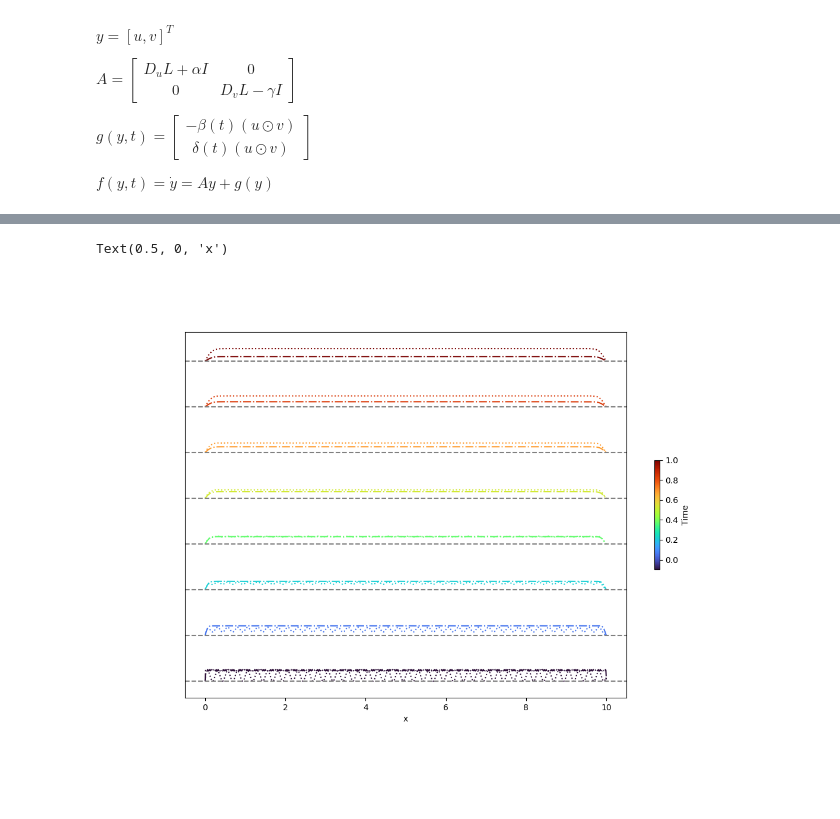
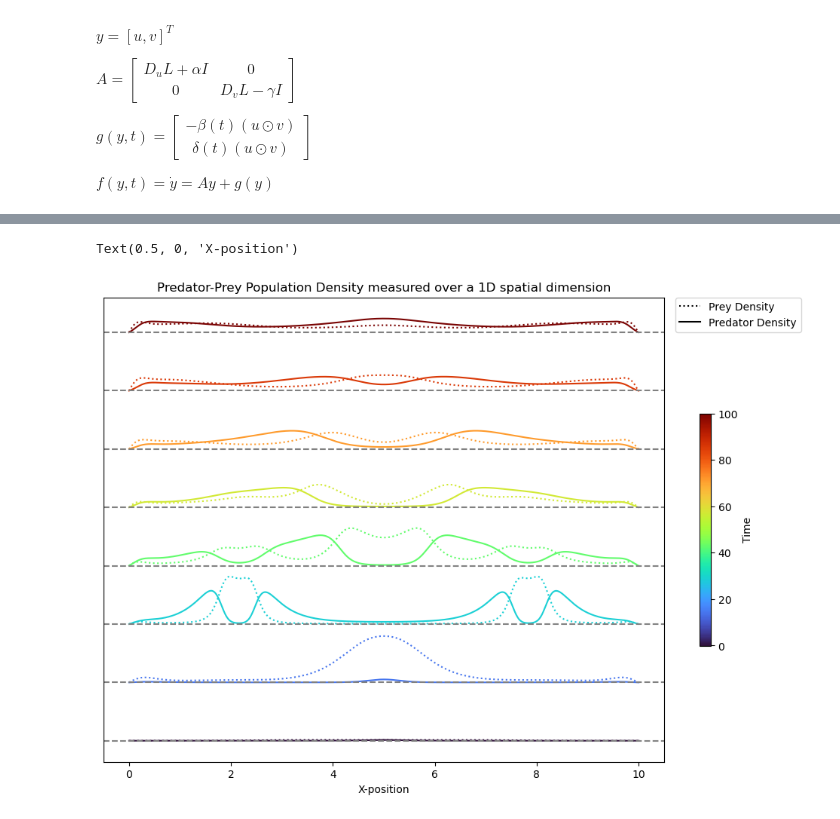
Before and after one commit to DallasForgy/AE370-Group-Project-2, a Jupyter notebook: AE 370 Group Project 2 - Trapezoid Method Graph.ipynb, the cells around one changed output, grey strips where cells are left out. Saved outputs shown, nothing was run; the diff lists cells and outputs as text; code cells hidden in the pictures; blank space fills up the shorter version.

Commit message:
Final colored graph

```diff
--- a/AE 370 Group Project 2 - Trapezoid Method Graph.ipynb
+++ b/AE 370 Group Project 2 - Trapezoid Method Graph.ipynb
@@ -225,5 +225,11 @@ ax[1].legend()
 # %%
-def simp(n, dt, T=50.0, L=10.0, alpha=1.0, beta=0.02, delta=0.02, gamma=1.0, D_u=0.01, D_v=0.01):
+
+#alpha = prey growth rate
+#beta = predation rate
+#delta = consumed prey to new predator growth
+#gamma = predator mortality rate
+
+def simp(n, dt, T=50.0, L=10.0, alpha=0.8, beta=0.125, delta=0.02, gamma=1.0, D_u=0.01, D_v=0.01):
     iter_curr = lambda delta_t, y, dx, t, A_package: trapezoid(f, delta_t, y, dx, t,A_package)
     x = np.linspace(0, np.pi, n + 1)
     u0 = 2+0.7*np.sin(3*np.pi*x/10)
@@ -234,43 +240,57 @@ def simp(n, dt, T=50.0, L=10.0, alpha=1.0, beta=0.02, delta=0.02, gamma=1.0, D_u
 # %%
 import matplotlib.pyplot as plt
 import matplotlib as mpl
-
+from matplotlib.lines import Line2D
 fig = plt.figure(figsize=(12,8))
 
 n = 800; dt = 4e-4
 
-def simp(n, dt, T=1.0, L=10.0, alpha=1.0, beta=0.02, delta=0.02, gamma=1.0, D_u=0.01, D_v=0.01):
+def simp(n, dt, T=100, L=10.0, alpha=1, beta=0.5, delta=0.5, gamma=1, D_u=0.1, D_v=0.1):
     iter_curr = lambda delta_t, y, dx, t, A_package: trapezoid(f, delta_t, y, dx, t,A_package)
     x = np.linspace(0, 10, n + 1)
-    u0 = 4+4*np.sin(8*np.pi*x)
-    v0 = 8 + np.sin(23*np.pi*x)**2
+    u0 = (((0.3*(x-5))**8)+0.2)**-1 - (((0.3*(-5))**8)+0.2)**-1
+    v0 = (((x-5)**2+0.2)**-1) - (((-5)**2 + 0.2)**-1)
     U = solve_IBVP((u0, v0), n, dt, L, T, iter_curr)
     return x,U
 
-x, U = simp(n, dt)
+#x, U = simp(n, dt)
 
-spacer = 1e-1
-Nt = len(U)
+spacer = 1e-2
+Nt = int(len(U))
 idx = int(Nt/7)
 colors = mpl.cm.turbo_r(np.linspace(0, 1, Nt))
-t_vals = np.linspace(0, 1, Nt)
+t_vals = np.linspace(0, 100, Nt)
 
 for i in range(Nt):
     if i%idx == 0:
         space = i*spacer
         u_vals, v_vals = U[i]
         u_vals = np.pad(u_vals,1,constant_values=0) + space
         v_vals = np.pad(v_vals,1,constant_values=0) + space
         plt.plot(x, u_vals, color = colors[-i-1], linestyle=':')
-        plt.plot(x, v_vals, color = colors[-i-1], linestyle='-.')
+        plt.plot(x, v_vals, color = colors[-i-1], linestyle='-')
         plt.axhline(space, color='grey', linestyle='--')
 ax = plt.gca(); ax.yaxis.set_visible(False)
 cmap = mpl.cm.turbo
 norm = mpl.colors.Normalize(vmin=t_vals.max(), vmax=t_vals.min())
 sm = mpl.cm.ScalarMappable(norm=norm, cmap=cmap)
 sm.set_array([])
-plt.colorbar(sm, ax=ax, label="Time", shrink=0.3)
-plt.xlabel('x')
+
+
+legend_handles = [
+    Line2D([0], [0], color='black', linestyle=':', label='Prey Density'),
+    Line2D([0], [0], color='black', linestyle='-', label='Predator Density')
+]
+
+plt.legend(
+    handles=legend_handles,
+    loc='upper left',
+    bbox_to_anchor=(1.02, 1.0),
+    borderaxespad=0.0
+)
+plt.title('Predator-Prey Population Density measured over a 1D spatial dimension')
+plt.colorbar(sm, ax=ax, label="Time", shrink=0.5)
+plt.xlabel('X-position')
 # %% [output]
-Text(0.5, 0, 'x')
+Text(0.5, 0, 'X-position')
-[figure, old version]
+[figure, new version]
```
Also changed, not shown: parts of 4 cells of this notebook.
